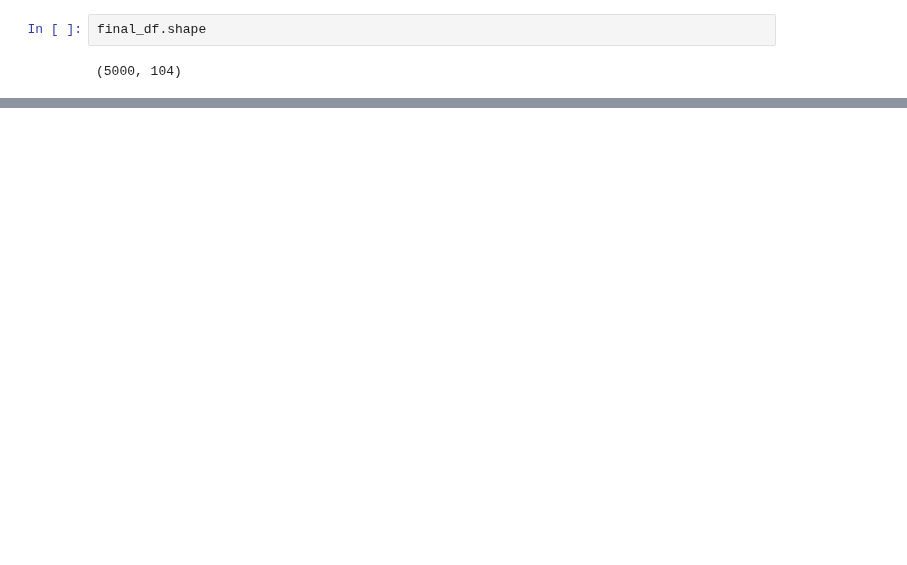
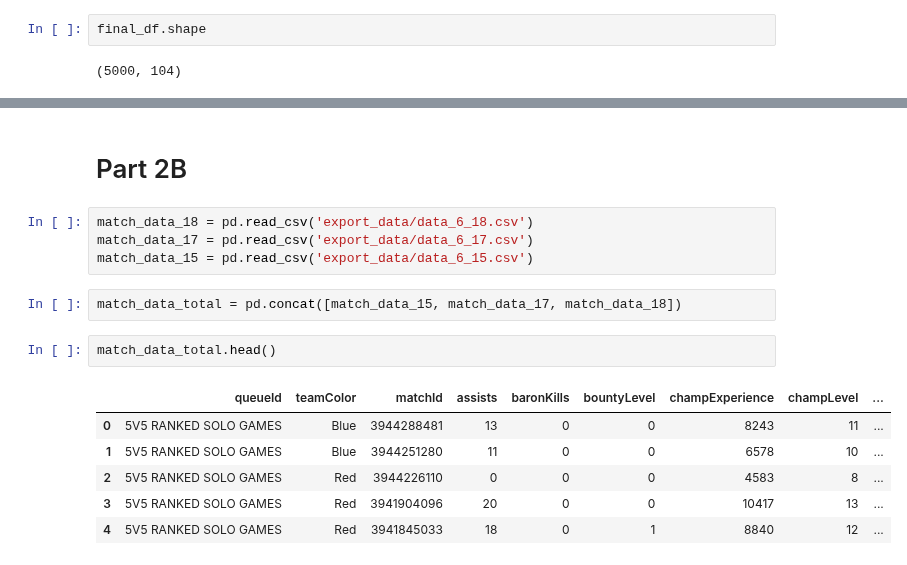
Before and after one commit to jhan-1996/Python_Projects, a Jupyter notebook: league_project_final.ipynb, the cells around one changed output, grey strips where cells are left out. Drawn from its saved outputs; the diff is of its cells as text; blank space fills up the shorter version.

```diff
--- a/league_project_final.ipynb
+++ b/league_project_final.ipynb
@@ -419,0 +422,17 @@ final_df.to_csv('export_data/data.csv')
+# %% [markdown]
+# Part 2B
+# %%
+match_data_18 = pd.read_csv('export_data/data_6_18.csv')
+match_data_17 = pd.read_csv('export_data/data_6_17.csv')
+match_data_15 = pd.read_csv('export_data/data_6_15.csv')
+# %%
+match_data_total = pd.concat([match_data_15, match_data_17, match_data_18])
+# %%
+match_data_total.head()
+# %% [output]
+|  | queueId | teamColor | matchId | assists | baronKills | bountyLevel | champExperience | champLevel | ... |
+| 0 | 5V5 RANKED SOLO GAMES | Blue | 3944288481 | 13 | 0 | 0 | 8243 | 11 | ... |
+| 1 | 5V5 RANKED SOLO GAMES | Blue | 3944251280 | 11 | 0 | 0 | 6578 | 10 | ... |
+| 2 | 5V5 RANKED SOLO GAMES | Red | 3944226110 | 0 | 0 | 0 | 4583 | 8 | ... |
+| 3 | 5V5 RANKED SOLO GAMES | Red | 3941904096 | 20 | 0 | 0 | 10417 | 13 | ... |
+| 4 | 5V5 RANKED SOLO GAMES | Red | 3941845033 | 18 | 0 | 1 | 8840 | 12 | ... |
```
Also changed, not shown: parts of 19 cells of this notebook, 4 other files.
